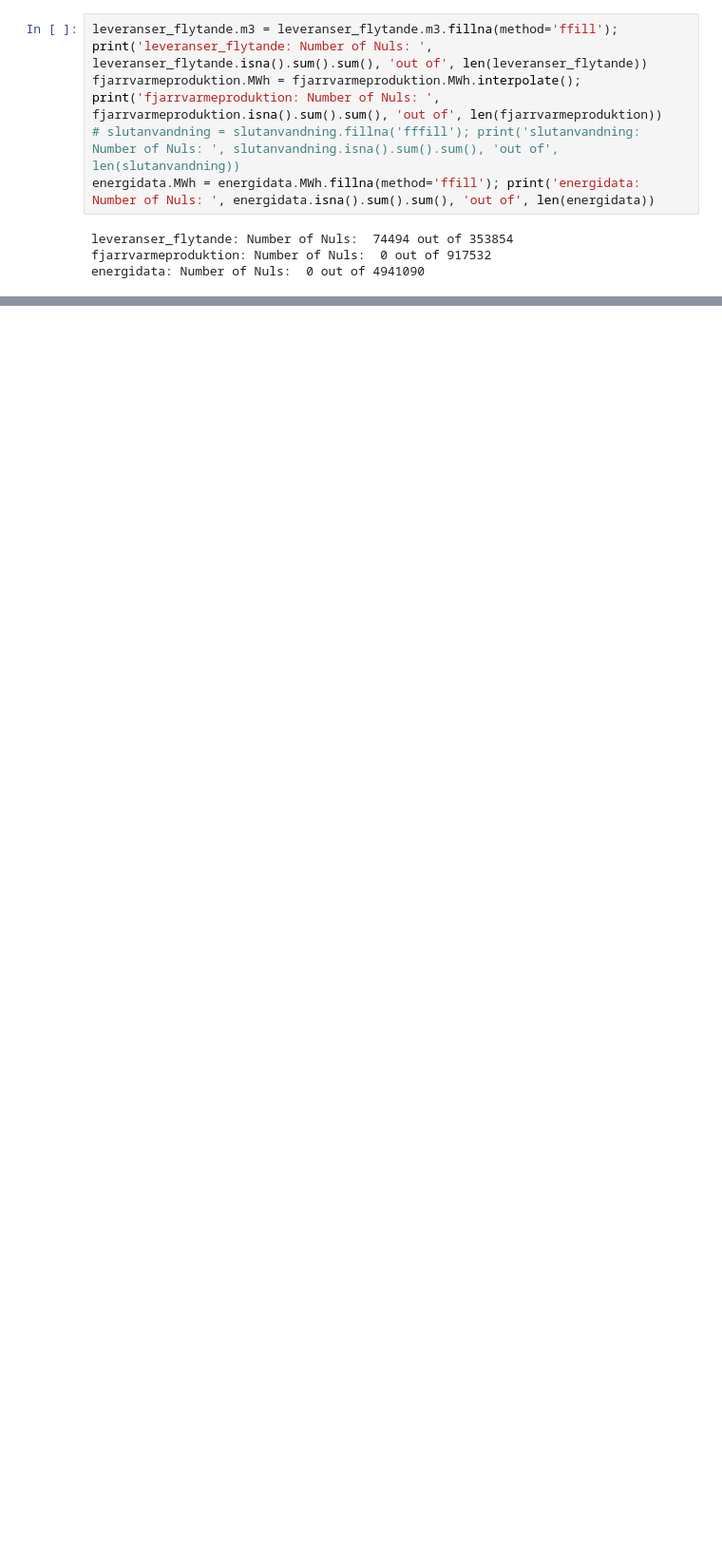
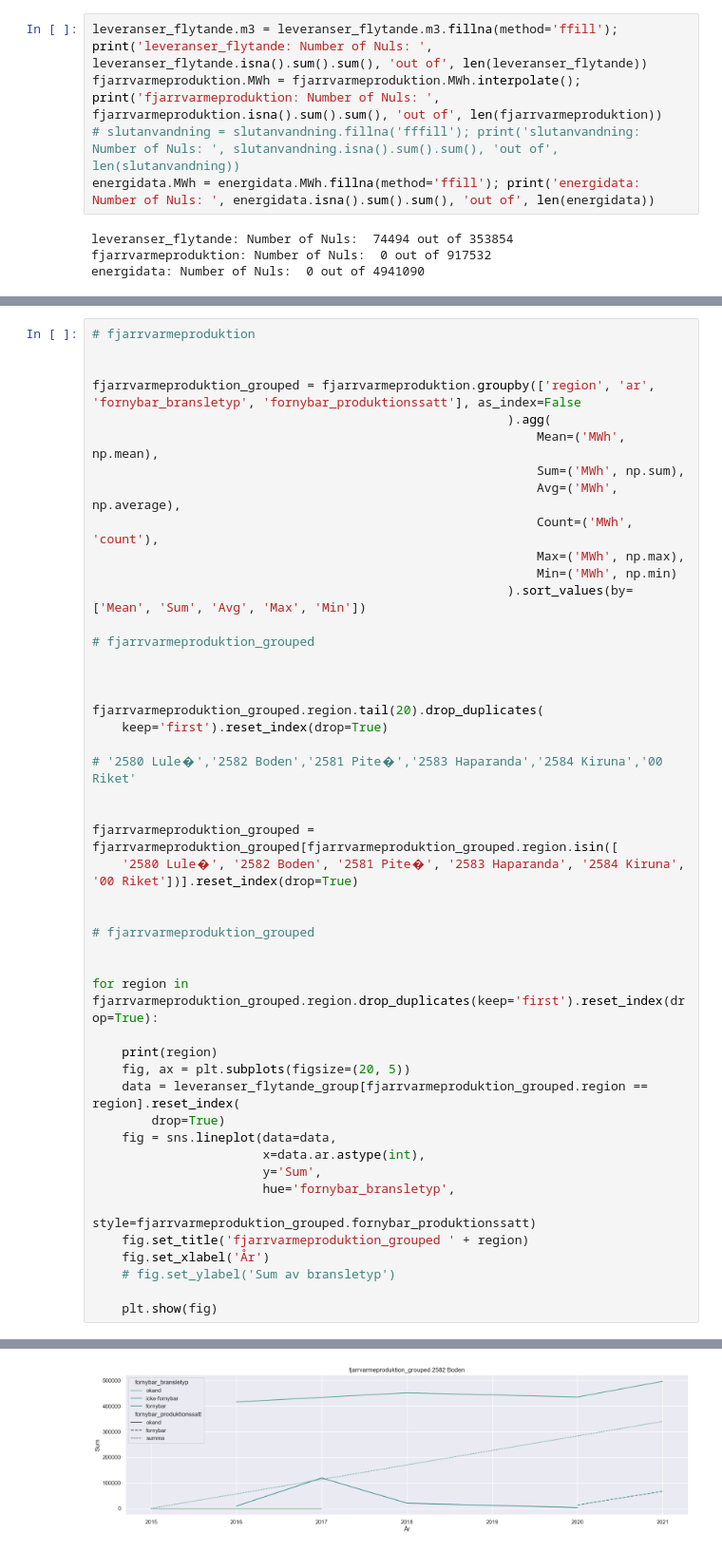
Before and after one commit to mnikolop/case3-swedish-energy, a Jupyter notebook: code/4-descriptive-analysis.ipynb, the cells around one changed output, grey strips where cells are left out. Shown at 95% size. Saved outputs shown, nothing was run; the diff lists cells and outputs as text; blank space fills up the shorter version.

```diff
--- a/code/4-descriptive-analysis.ipynb
+++ b/code/4-descriptive-analysis.ipynb
@@ -225,0 +235,48 @@ for region in leveranser_flytande_group.region.drop_duplicates(keep='first').res
+# %%
+# fjarrvarmeproduktion
+
+
+fjarrvarmeproduktion_grouped = fjarrvarmeproduktion.groupby(['region', 'ar', 'fornybar_bransletyp', 'fornybar_produktionssatt'], as_index=False
+                                                        ).agg(
+                                                            Mean=('MWh', np.mean),
+                                                            Sum=('MWh', np.sum),
+                                                            Avg=('MWh', np.average),
+                                                            Count=('MWh', 'count'),
+                                                            Max=('MWh', np.max),
+                                                            Min=('MWh', np.min)
+                                                        ).sort_values(by=['Mean', 'Sum', 'Avg', 'Max', 'Min'])
+
+# fjarrvarmeproduktion_grouped
+
+
+
+fjarrvarmeproduktion_grouped.region.tail(20).drop_duplicates(
+    keep='first').reset_index(drop=True)
+
+# '2580 Lule�','2582 Boden','2581 Pite�','2583 Haparanda','2584 Kiruna','00 Riket'
+
+
+fjarrvarmeproduktion_grouped = fjarrvarmeproduktion_grouped[fjarrvarmeproduktion_grouped.region.isin([
+    '2580 Lule�', '2582 Boden', '2581 Pite�', '2583 Haparanda', '2584 Kiruna', '00 Riket'])].reset_index(drop=True)
+
+
+# fjarrvarmeproduktion_grouped
+
+
+for region in fjarrvarmeproduktion_grouped.region.drop_duplicates(keep='first').reset_index(drop=True):
+
+    print(region)
+    fig, ax = plt.subplots(figsize=(20, 5))
+    data = leveranser_flytande_group[fjarrvarmeproduktion_grouped.region == region].reset_index(
+        drop=True)
+    fig = sns.lineplot(data=data,
+                       x=data.ar.astype(int),
+                       y='Sum',
+                       hue='fornybar_bransletyp',
+                       style=fjarrvarmeproduktion_grouped.fornybar_produktionssatt)
+    fig.set_title('fjarrvarmeproduktion_grouped ' + region)
+    fig.set_xlabel('År')
+    # fig.set_ylabel('Sum av bransletyp')
+
+    plt.show(fig)
+# %% [output]
@@ -225,0 +284 @@ for region in leveranser_flytande_group.region.drop_duplicates(keep='first').res
+[figure, added]
```
Also changed, not shown: parts of 25 cells of this notebook, 1 other file.
